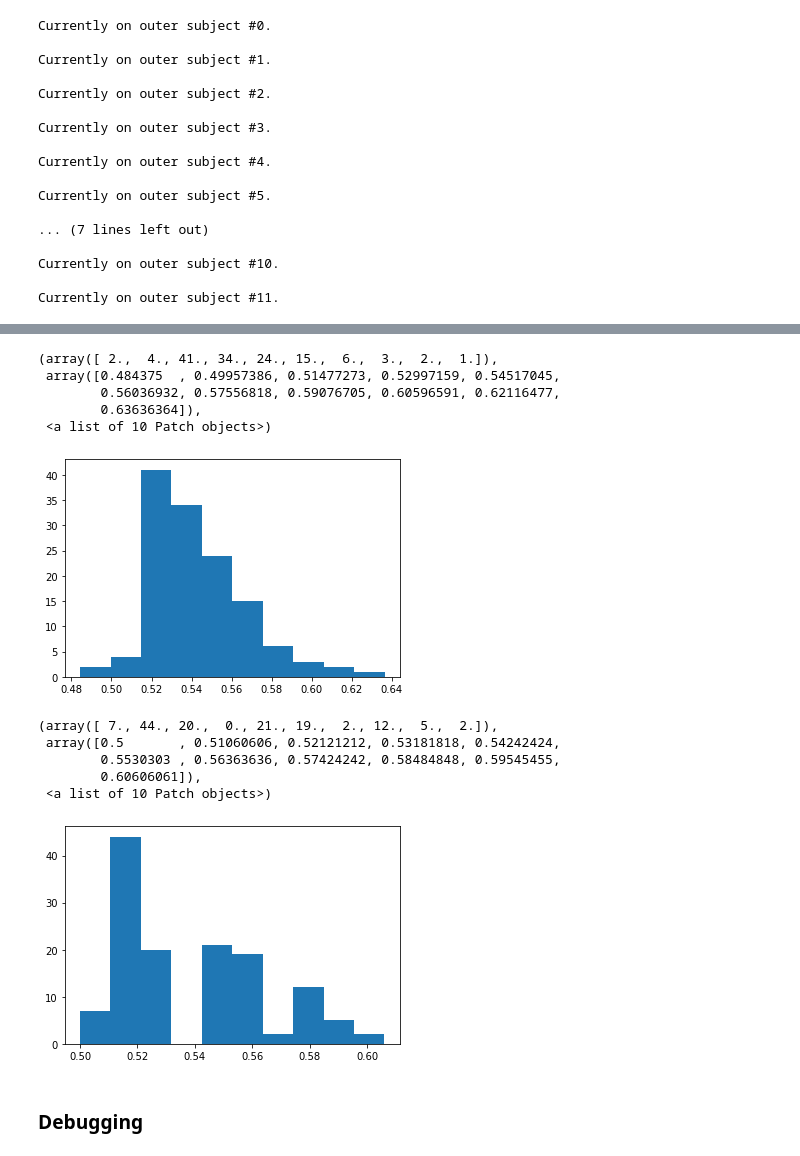
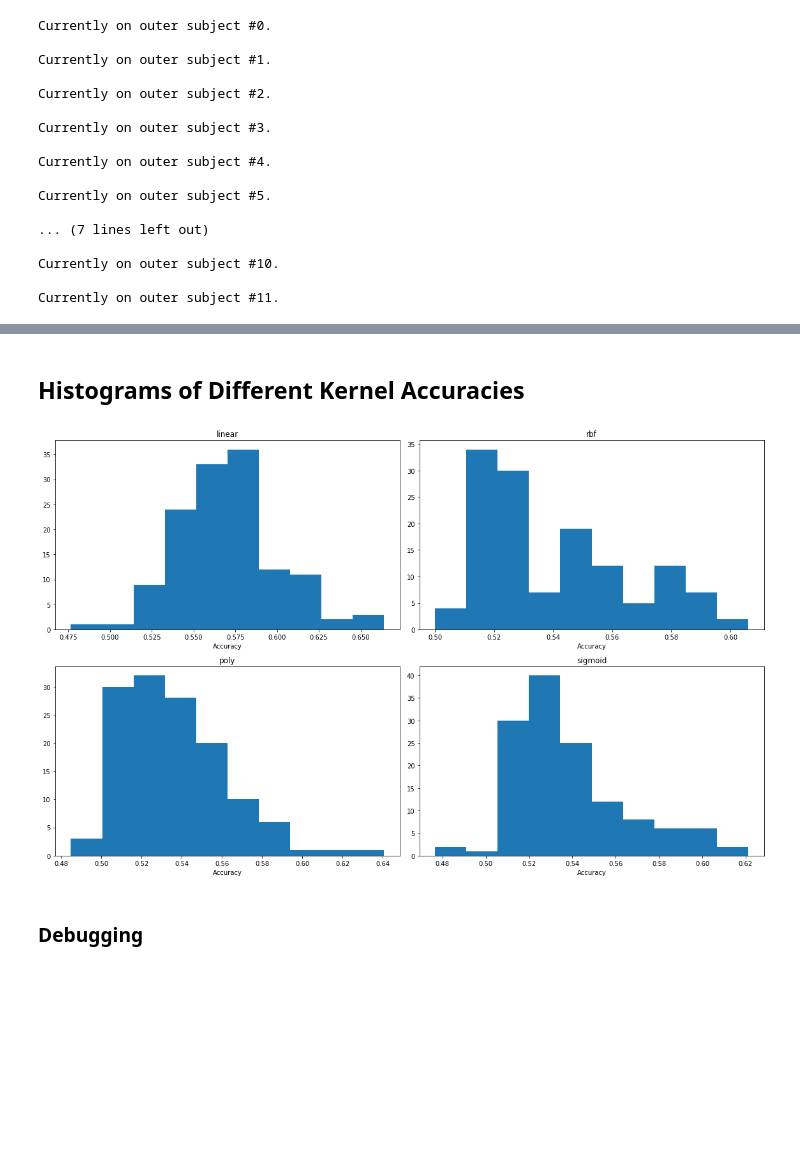
Before and after one commit to alexxyu/fmri-svm, a Jupyter notebook: SVM Classifier.ipynb, the cells around one changed output, grey strips where cells are left out. Saved outputs shown, nothing was run; the diff lists cells and outputs as text; code cells hidden in the pictures; blank space fills up the shorter version.

```diff
--- a/SVM Classifier.ipynb
+++ b/SVM Classifier.ipynb
@@ -234,35 +226,41 @@ plt.hist(vals)
-# %%
-# sigmoid kernel
-
-vals = []
-for column in accs:
-    vals.extend(accs[column].tolist())
-
-vals = [x for x in vals if str(x) != 'nan']
-plt.hist(vals)
-# %% [output]
-(array([ 2.,  4., 41., 34., 24., 15.,  6.,  3.,  2.,  1.]),
- array([0.484375  , 0.49957386, 0.51477273, 0.52997159, 0.54517045,
-        0.56036932, 0.57556818, 0.59076705, 0.60596591, 0.62116477,
-        0.63636364]),
- <a list of 10 Patch objects>)
-[figure, removed]
-# %%
-# rbf kernel
-
-vals = []
-for column in accs:
-    vals.extend(accs[column].tolist())
-
-vals = [x for x in vals if str(x) != 'nan']
-plt.hist(vals)
-# %% [output]
-(array([ 7., 44., 20.,  0., 21., 19.,  2., 12.,  5.,  2.]),
- array([0.5       , 0.51060606, 0.52121212, 0.53181818, 0.54242424,
-        0.5530303 , 0.56363636, 0.57424242, 0.58484848, 0.59545455,
-        0.60606061]),
- <a list of 10 Patch objects>)
-[figure, removed]
+# %% [markdown]
+## Histograms of Different Kernel Accuracies
+# %%
+path = r'scans/output/PRE/'
+roi = 1                            # V1-roi: 0, MT-roi: 1
+conds = [1, 3]                     # trained_cp: 0, trained_ip: 1, untrained_cp: 2, untrained_ip: 3
+block_length = 624
+
+kernels = ['linear', 'rbf', 'poly', 'sigmoid']
+fig, axes = plt.subplots(2, 2, figsize=(16,10), squeeze=False)
+
+kernel_accs = {}
+
+for i, kernel in enumerate(kernels):
+
+    accs = train(path, kernel, roi, conds, block_length)
+    kernel_accs[kernel] = accs
+    vals = []
+    for column in accs:
+        vals.extend(accs[column].tolist())
+    vals = [x for x in vals if str(x) != 'nan']
+
+    row = 0
+    if i > 1:
+        row = 1
+    col = 0
+    if i == 1 or i == 3:
+        col = 1
+
+    axes[row, col].hist(vals)
+    axes[row, col].set_title(kernel)
+    axes[row, col].set_xlabel('Accuracy')
+
+fig.tight_layout()
+plt.savefig('acc_comparison.png')
+plt.show()
+# %% [output]
+[figure, added]
 # %% [markdown]
 ### Debugging
 # %%
```
Also changed, not shown: parts of 8 cells of this notebook, 3 other files.
